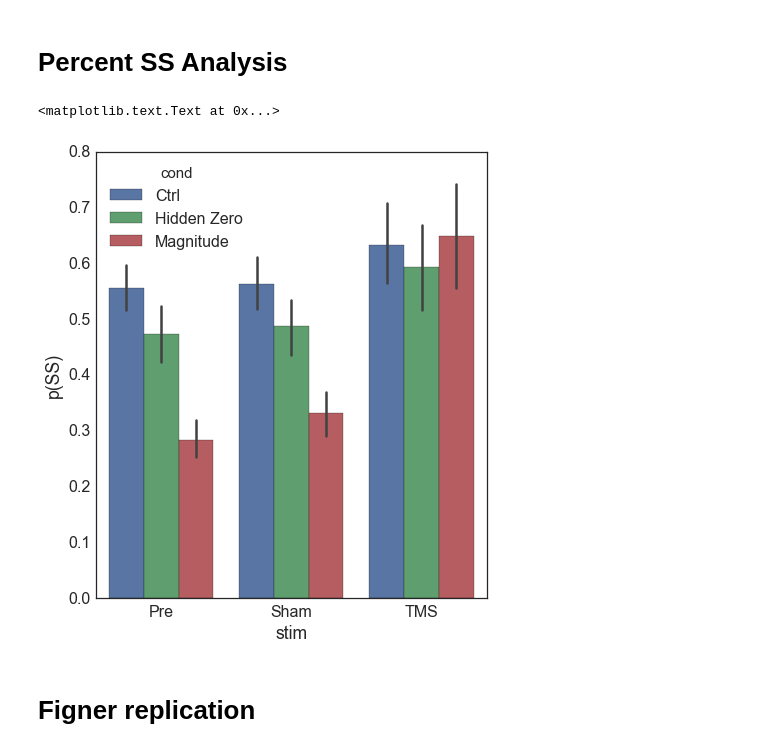
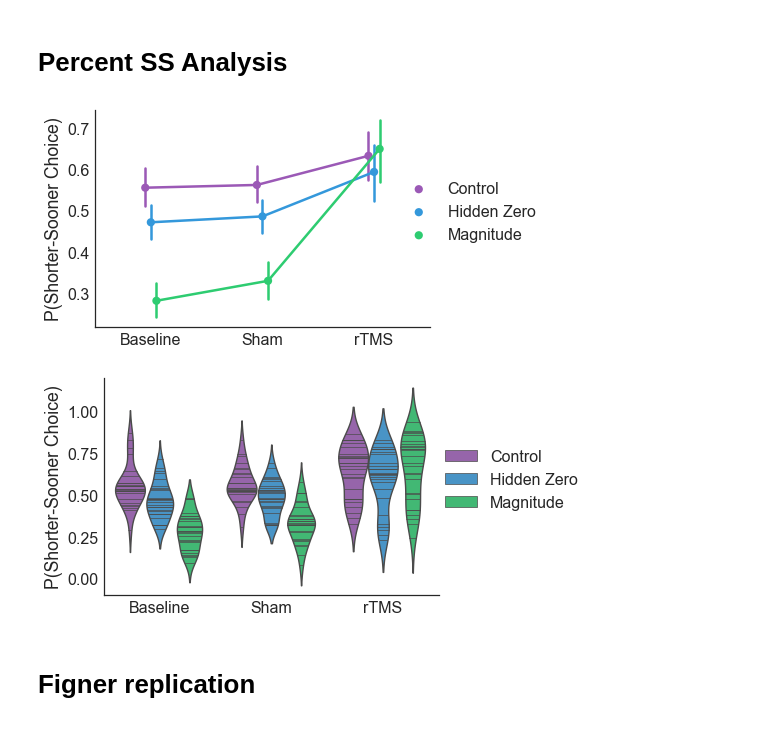
Before and after one commit to iancballard/tms_discounting, a Jupyter notebook: analyze_data.ipynb, the cells around one changed output. Drawn from its saved outputs; the diff is of its cells as text; code cells hidden in the pictures.

Commit message:
added new keq analysis and choice consitency analysis

```diff
--- a/analyze_data.ipynb
+++ b/analyze_data.ipynb
@@ -62,20 +62,20 @@ for f in data_files:
     data['sub'] = f.split('.')[0][-2:]
 
     all_data.append(data)
-all_data = pd.concat(all_data)
+all_data = pd.concat(all_data).reset_index()
+all_data['sub_id'] = [x + y for x,y in zip(all_data['sub'], all_data['hemi'])]
 # %%
 def find_K(A1,A2,d1,d2):
     return (A2/A1 - 1)*1.0 / (d2 - (A2/A1)*d1)
 # %%
 #find k_eq for each choice
-for row in set(all_data.index):
-    k_eq = find_K(all_data.loc[row,'amountSS'].values[0],
-       all_data.loc[row,'amountLL'].values[0],
+for n,row in all_data.iterrows():
+    k_eq = find_K(all_data.loc[n,'amountSS'],
+       all_data.loc[n,'amountLL'],
        0,
-       all_data.loc[row,'delayLL'].values[0])
+       all_data.loc[n,'delayLL'])
 
-
-    all_data.loc[row,'k_eq'] = k_eq
+    all_data.loc[n,'k_eq'] = k_eq
 
 #drop trial level
 all_data = all_data.reset_index().set_index(['sub','cond','stim','hemi']).sort_index()
@@ -564,12 +587,60 @@ Sphericity correction method: GG
 perc_df =all_data.reset_index().groupby(['sub','stim','cond','hemi']).mean().reset_index()
 perc_df['sub_id'] = [str(x) + y for x,y in zip(perc_df['sub'],perc_df['hemi'])]
 perc_df['choice_binary_logit'] = [scipy.special.logit(x) for x in perc_df['choice_binary']]
-# %%
-sns.barplot(x = 'stim', y = 'choice_binary',hue = 'cond' , data = perc_df)
-plt.ylabel('p(SS)')
-# %% [output]
-<matplotlib.text.Text at 0x...>
-[figure, removed]
+# %%
+perc_df['choice_binary_within'] = perc_df.groupby('sub').choice_binary.transform(remove_intercept_variance,
+                                                                  perc_df.choice_binary.mean())
+# %%
+tms_map = {'Pre':'Baseline', 'Sham':'Sham', 'TMS':'rTMS'}
+perc_df['tms_fig'] = [tms_map[x] for x in perc_df['stim']]
+exp_map = {'Ctrl':'Control', 'Hidden Zero':'Hidden Zero', 'Magnitude':'Magnitude'}
+perc_df['exp_fig'] = [exp_map[x] for x in perc_df['cond']]
+
+sns.set_context('paper',font_scale = 2,rc={"figure.figsize": (14, 7)})
+sns.set_style("white")
+ax = sns.pointplot(x = 'tms_fig',
+            y = 'choice_binary_within',
+            hue = 'exp_fig',
+            order = ['Baseline','Sham','rTMS'],
+            data = perc_df,
+            dodge = .1,
+            palette = flatui,
+            kwargs = {'error_kw':dict(ecolor='gray')})
+sns.despine()
+plt.ylabel('P(Shorter-Sooner Choice)')
+plt.xlabel('')
+l = ax.legend()
+l.set_title('')
+plt.legend(bbox_to_anchor=(.9, .7), loc=2, borderaxespad=0.)
+plt.savefig(op.abspath('./figs/perc_SS_analysis.png'), dpi = 600, bbox_inches = 'tight')
+# %% [output]
+[figure, added]
+# %%
+tms_map = {'Pre':'Baseline', 'Sham':'Sham', 'TMS':'rTMS'}
+perc_df['tms_fig'] = [tms_map[x] for x in perc_df['stim']]
+exp_map = {'Ctrl':'Control', 'Hidden Zero':'Hidden Zero', 'Magnitude':'Magnitude'}
+perc_df['exp_fig'] = [exp_map[x] for x in perc_df['cond']]
+
+sns.set_context('paper',font_scale = 2,rc={"figure.figsize": (14, 7)})
+sns.set_style("white")
+ax = sns.violinplot(x = 'tms_fig',
+            y = 'choice_binary_within',
+            hue = 'exp_fig',
+            order = ['Baseline','Sham','rTMS'],
+            data = perc_df,
+            dodge = .1,
+            inner="stick",
+            palette = flatui,
+            kwargs = {'error_kw':dict(ecolor='gray')})
+sns.despine()
+plt.ylabel('P(Shorter-Sooner Choice)')
+plt.xlabel('')
+l = ax.legend()
+l.set_title('')
+plt.legend(bbox_to_anchor=(1, .7), loc=2, borderaxespad=0.)
+plt.savefig(op.abspath('./figs/perc_SS_analysis_subs.png'), dpi = 600, bbox_inches = 'tight')
+# %% [output]
+[figure, added]
 # %% [markdown]
 # Figner replication
 # %%
```
Also changed, not shown: parts of 23 cells of this notebook.
